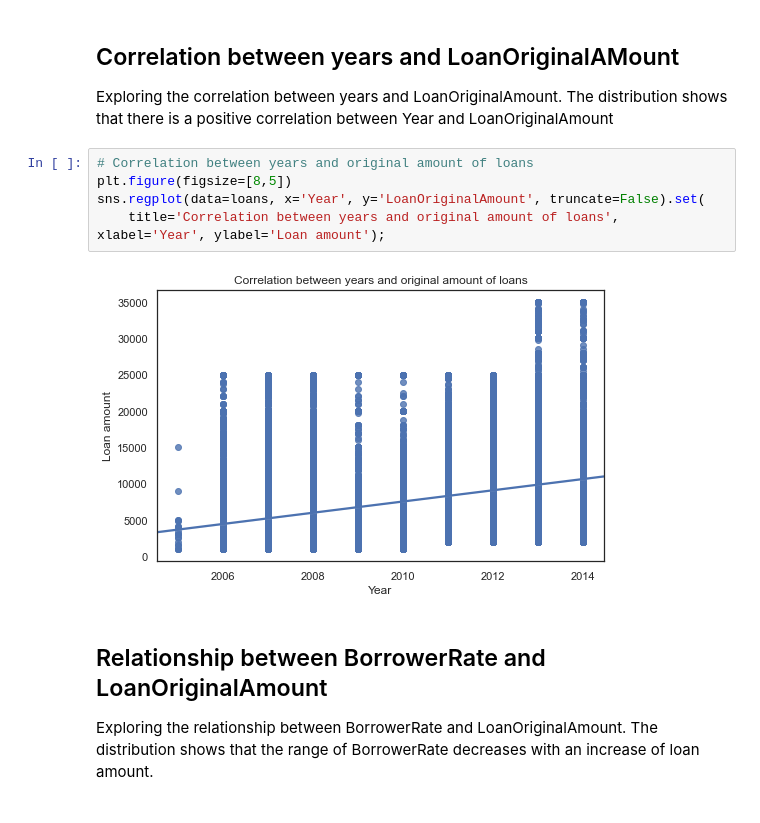
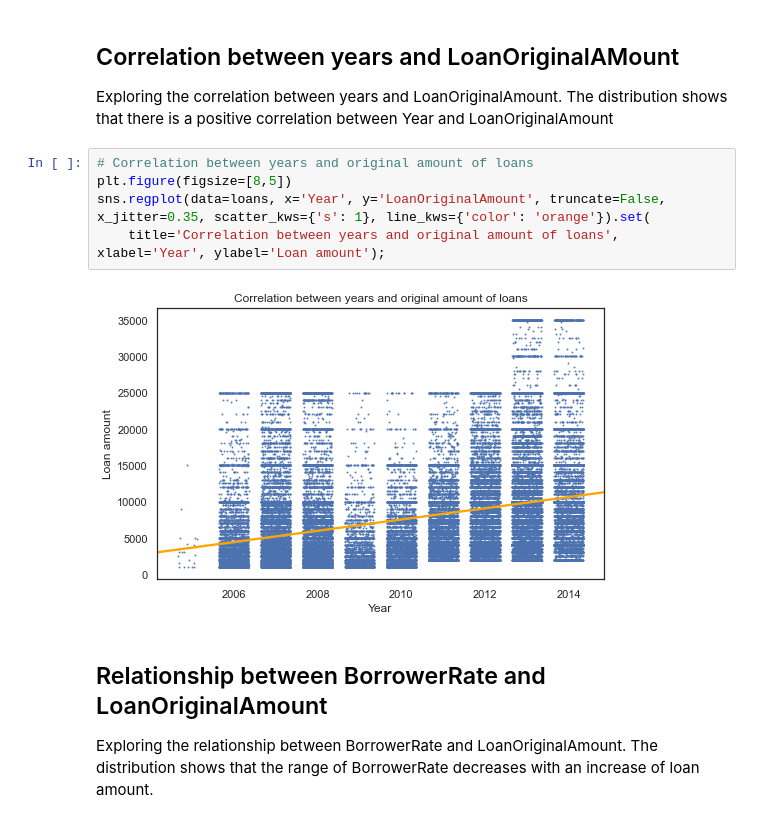
Before and after one commit to Abdulraqib20/Prosper-Loan-Analysis, a Jupyter notebook: Part_II_slide_deck_template.ipynb, the cells around one changed output. Drawn from its saved outputs; the diff is of its cells as text.

```diff
--- a/Part_II_slide_deck_template.ipynb
+++ b/Part_II_slide_deck_template.ipynb
@@ -179,10 +179,10 @@ Exploring the correlation between years and LoanOriginalAmount. The distribution
 # %%
 # Correlation between years and original amount of loans
 plt.figure(figsize=[8,5])
-sns.regplot(data=loans, x='Year', y='LoanOriginalAmount', truncate=False).set(
+sns.regplot(data=loans, x='Year', y='LoanOriginalAmount', truncate=False, x_jitter=0.35, scatter_kws={'s': 1}, line_kws={'color': 'orange'}).set(
     title='Correlation between years and original amount of loans', xlabel='Year', ylabel='Loan amount');
 # %% [output]
-[figure, old version]
+[figure, new version]
 # %% [markdown]
 ## Relationship between BorrowerRate and LoanOriginalAmount
 Exploring the relationship between BorrowerRate and LoanOriginalAmount. The distribution shows that the range of BorrowerRate decreases with an increase of loan amount.
```
Also changed, not shown: parts of 3 cells of this notebook, 4 other files.
